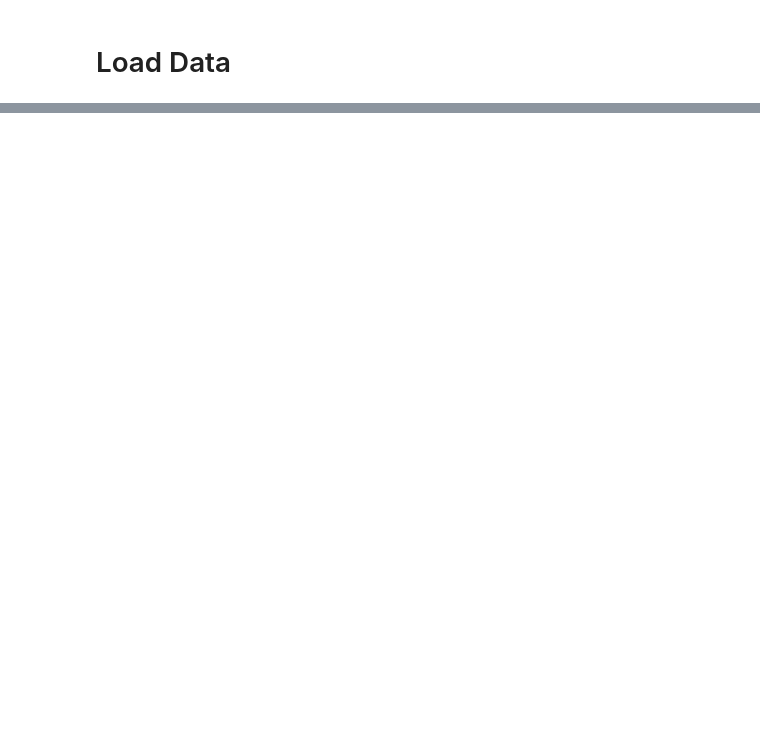
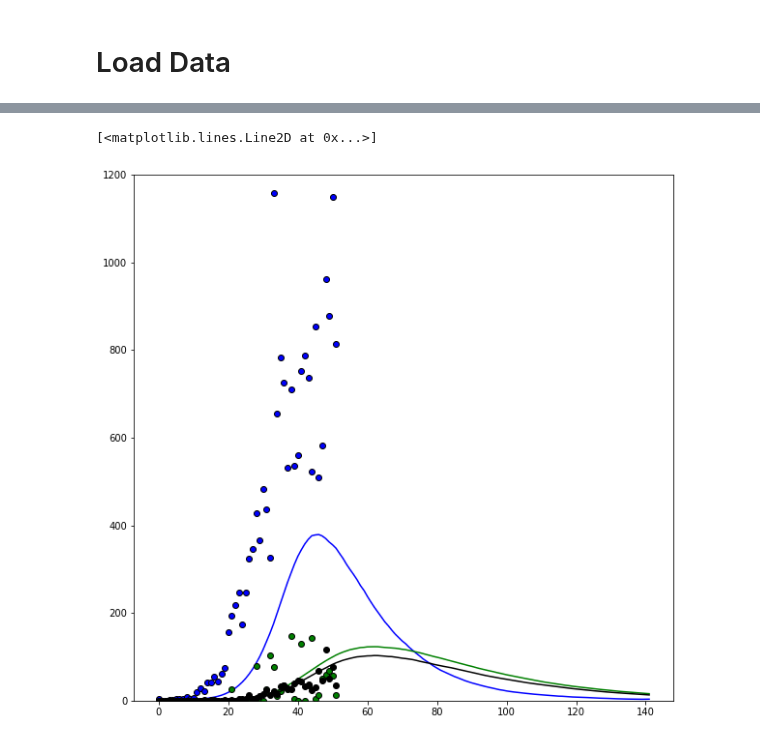
Before and after one commit to ccc1685/covid-19, a Jupyter notebook: Stan/postmodel_US.ipynb, the cells around one changed output, grey strips where cells are left out. Saved outputs shown, nothing was run; the diff lists cells and outputs as text; code cells hidden in the pictures; blank space fills up the shorter version.

```diff
--- a/Stan/postmodel_US.ipynb
+++ b/Stan/postmodel_US.ipynb
@@ -249,9 +262,9 @@ plt.xlim(0,indtfit)
 # %%
 # compile model
-# stanproj = pystan.StanModel(file="fulllinearmodel_predict.stan")#, verbose=True)
+# stanproj = pystan.StanModel(file="nonlinearmodel_predict.stan")#, verbose=True)
 # import pickle
-# with open("lproj.pkl", "wb") as f:
+# with open("nlproj.pkl", "wb") as f:
 #     pickle.dump(stanproj, f, protocol=-1)
 
-# stanproj = pickle.load(open('lproj.pkl', 'rb'))
+stanproj = pickle.load(open('nlproj.pkl', 'rb'))
 # %%
@@ -313,3 +303,16 @@ plt.xlim(0,indtfit)
 
 # plt.plot(cub)
 # plt.plot(rub)
+# %%
+f = plt.figure(figsize=(10,10))
+plt.ylim((0,1200))
+# plt.xlim((0,40))
+plt.plot(np.median(c,0),'b')
+plt.plot(DF["new_cases"].values[t0:],'bo', markeredgecolor='k',label="cases")
+plt.plot(np.median(r,0),'g')
+plt.plot(DF["new_recover"].values[t0:],'go', markeredgecolor='k',label="cases")
+plt.plot(np.median(d,0),'k')
+plt.plot(DF["new_deaths"].values[t0:],'ko', markeredgecolor='k',label="cases")
+# %% [output]
+[<matplotlib.lines.Line2D at 0x...>]
+[figure, added]
```
Also changed, not shown: parts of 7 cells of this notebook, 3 other files.
